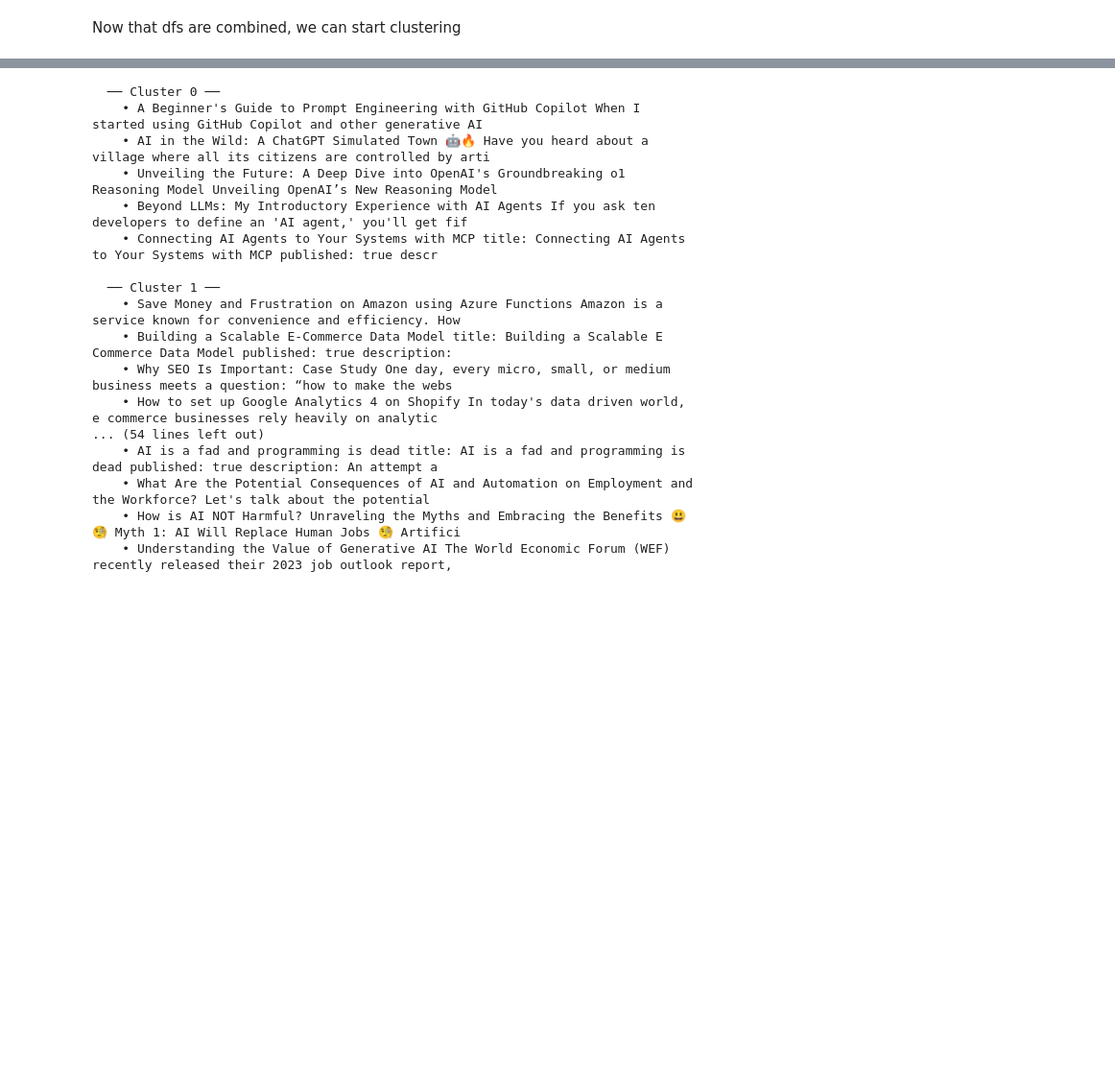
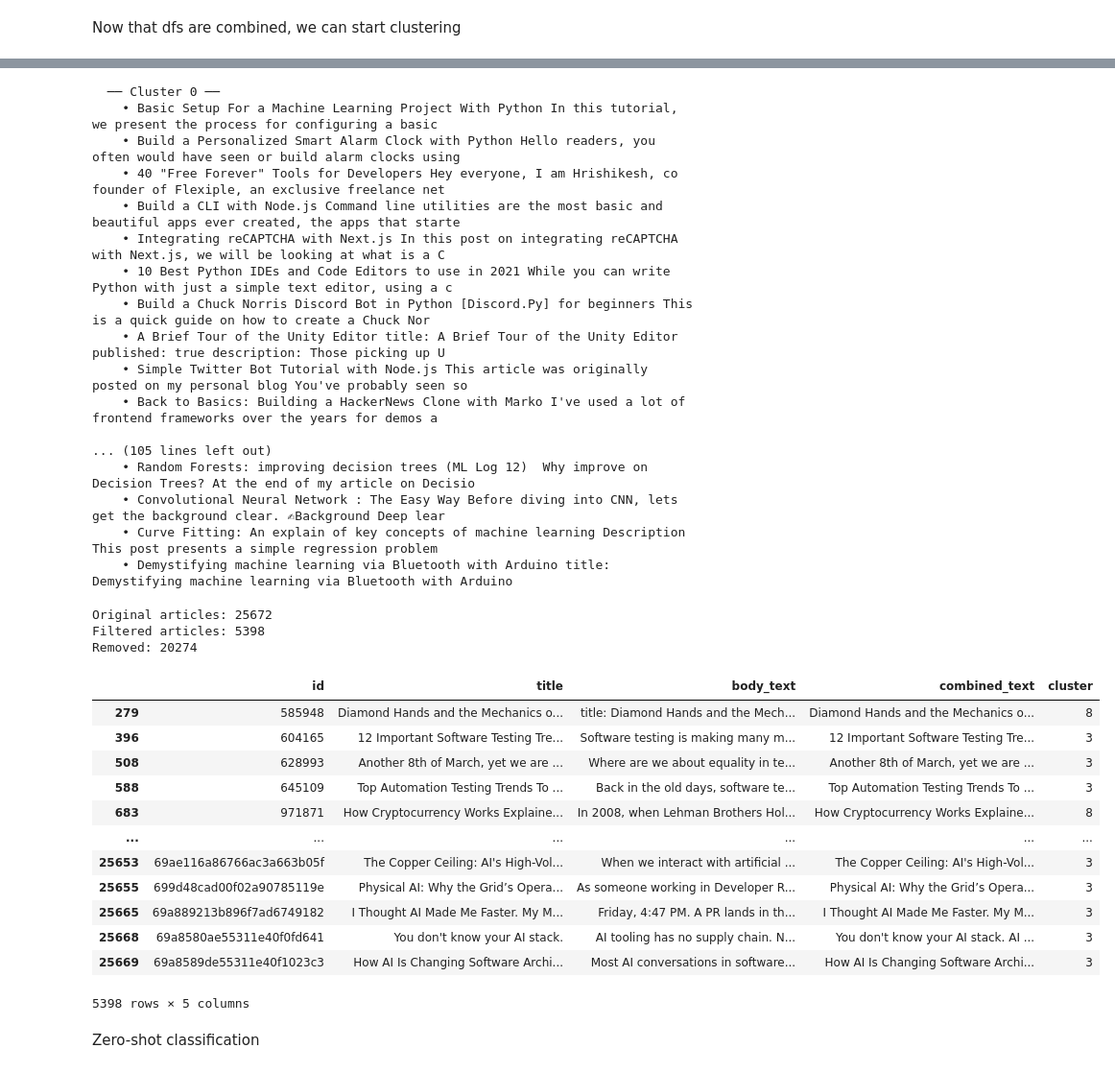
Before and after one commit to abbhinavsriram/CAP5771-abbhinav.sriram, a Jupyter notebook: dev_notebooks/clustering.ipynb, the cells around one changed output, grey strips where cells are left out. Shown at 96% size. Drawn from its saved outputs; the diff is of its cells as text; code cells hidden in the pictures; blank space fills up the shorter version.

Commit message:
added topic modeling

```diff
--- a/dev_notebooks/clustering.ipynb
+++ b/dev_notebooks/clustering.ipynb
@@ -26,7 +26,7 @@ HASHNODE_COLUMN_CONFIG = {
 OUTPUT_TABLE = "article_classifications"
 
 # How much body text to use (tokens are expensive; first 500 chars is usually enough)
-BODY_PREVIEW_CHARS = 500
+BODY_PREVIEW_CHARS = 1500
 
 # Batch size for zero-shot classification (lower if you run out of RAM)
 CLASSIFICATION_BATCH_SIZE = 32
@@ -169,5 +168,5 @@ array([2, 2, 6, ..., 5, 7, 5], shape=(25672,), dtype=int32)
 # %%
-n_samples = 5
+n_samples = 10
 df_all_copy = df_all.copy()
 df_all_copy["cluster"] = labels
 for cluster_id in sorted(df_all_copy["cluster"].unique()):
@@ -177,19 +176,51 @@ for cluster_id in sorted(df_all_copy["cluster"].unique()):
 		print(f"    • {s[:120]}")
 # %% [output]
   ── Cluster 0 ──
-    • A Beginner's Guide to Prompt Engineering with GitHub Copilot When I started using GitHub Copilot and other generative AI
-    • AI in the Wild: A ChatGPT Simulated Town 🤖🔥 Have you heard about a village where all its citizens are controlled by arti
-    • Unveiling the Future: A Deep Dive into OpenAI's Groundbreaking o1 Reasoning Model Unveiling OpenAI’s New Reasoning Model
-    • Beyond LLMs: My Introductory Experience with AI Agents If you ask ten developers to define an 'AI agent,' you'll get fif
-    • Connecting AI Agents to Your Systems with MCP title: Connecting AI Agents to Your Systems with MCP published: true descr
+    • Basic Setup For a Machine Learning Project With Python In this tutorial, we present the process for configuring a basic
+    • Build a Personalized Smart Alarm Clock with Python Hello readers, you often would have seen or build alarm clocks using
+    • 40 "Free Forever" Tools for Developers Hey everyone, I am Hrishikesh, co founder of Flexiple, an exclusive freelance net
+    • Build a CLI with Node.js Command line utilities are the most basic and beautiful apps ever created, the apps that starte
+    • Integrating reCAPTCHA with Next.js In this post on integrating reCAPTCHA with Next.js, we will be looking at what is a C
+    • 10 Best Python IDEs and Code Editors to use in 2021 While you can write Python with just a simple text editor, using a c
+    • Build a Chuck Norris Discord Bot in Python [Discord.Py] for beginners This is a quick guide on how to create a Chuck Nor
+    • A Brief Tour of the Unity Editor title: A Brief Tour of the Unity Editor published: true description: Those picking up U
+    • Simple Twitter Bot Tutorial with Node.js This article was originally posted on my personal blog You've probably seen so
+    • Back to Basics: Building a HackerNews Clone with Marko I've used a lot of frontend frameworks over the years for demos a
 
-  ── Cluster 1 ──
-    • Save Money and Frustration on Amazon using Azure Functions Amazon is a service known for convenience and efficiency. How
-    • Building a Scalable E-Commerce Data Model title: Building a Scalable E Commerce Data Model published: true description:
-    • Why SEO Is Important: Case Study One day, every micro, small, or medium business meets a question: “how to make the webs
-    • How to set up Google Analytics 4 on Shopify In today's data driven world, e commerce businesses rely heavily on analytic
-... (54 lines left out)
-    • AI is a fad and programming is dead title: AI is a fad and programming is dead published: true description: An attempt a
-    • What Are the Potential Consequences of AI and Automation on Employment and the Workforce? Let's talk about the potential
-    • How is AI NOT Harmful? Unraveling the Myths and Embracing the Benefits 😃 🧐 Myth 1: AI Will Replace Human Jobs 🧐 Artifici
-    • Understanding the Value of Generative AI The World Economic Forum (WEF) recently released their 2023 job outlook report,
+... (105 lines left out)
+    • Random Forests: improving decision trees (ML Log 12)  Why improve on Decision Trees? At the end of my article on Decisio
+    • Convolutional Neural Network : The Easy Way Before diving into CNN, lets get the background clear. ✍Background Deep lear
+    • Curve Fitting: An explain of key concepts of machine learning Description This post presents a simple regression problem
+    • Demystifying machine learning via Bluetooth with Arduino title: Demystifying machine learning via Bluetooth with Arduino
+# %%
+# Keep only relevant clusters since zero-shot classification is expensive
+relevant_clusters = [3, 8]
+
+# Filtered df with only relevant clusters
+df_filtered = df_all_copy[df_all_copy["cluster"].isin(relevant_clusters)].copy()
+
+print(f"Original articles: {len(df_all_copy)}")
+print(f"Filtered articles: {len(df_filtered)}")
+print(f"Removed: {len(df_all_copy) - len(df_filtered)}")
+# %% [output]
+Original articles: 25672
+Filtered articles: 5398
+Removed: 20274
+# %%
+df_filtered
+# %% [output]
+|  | id | title | body_text | combined_text | cluster |
+| 279 | 585948 | Diamond Hands and the Mechanics o... | title: Diamond Hands and the Mech... | Diamond Hands and the Mechanics o... | 8 |
+| 396 | 604165 | 12 Important Software Testing Tre... | Software testing is making many m... | 12 Important Software Testing Tre... | 3 |
+| 508 | 628993 | Another 8th of March, yet we are ... | Where are we about equality in te... | Another 8th of March, yet we are ... | 3 |
+| 588 | 645109 | Top Automation Testing Trends To ... | Back in the old days, software te... | Top Automation Testing Trends To ... | 3 |
+| 683 | 971871 | How Cryptocurrency Works Explaine... | In 2008, when Lehman Brothers Hol... | How Cryptocurrency Works Explaine... | 8 |
+| ... | ... | ... | ... | ... | ... |
+| 25653 | 69ae116a86766ac3a663b05f | The Copper Ceiling: AI's High-Vol... | When we interact with artificial ... | The Copper Ceiling: AI's High-Vol... | 3 |
+| 25655 | 699d48cad00f02a90785119e | Physical AI: Why the Grid’s Opera... | As someone working in Developer R... | Physical AI: Why the Grid’s Opera... | 3 |
+| 25665 | 69a889213b896f7ad6749182 | I Thought AI Made Me Faster. My M... | Friday, 4:47 PM. A PR lands in th... | I Thought AI Made Me Faster. My M... | 3 |
+| 25668 | 69a8580ae55311e40f0fd641 | You don't know your AI stack. | AI tooling has no supply chain. N... | You don't know your AI stack. AI ... | 3 |
+| 25669 | 69a8589de55311e40f1023c3 | How AI Is Changing Software Archi... | Most AI conversations in software... | How AI Is Changing Software Archi... | 3 |
+5398 rows × 5 columns
+# %% [markdown]
+Zero-shot classification
```
Also changed, not shown: parts of 16 cells of this notebook, 2 other files.
